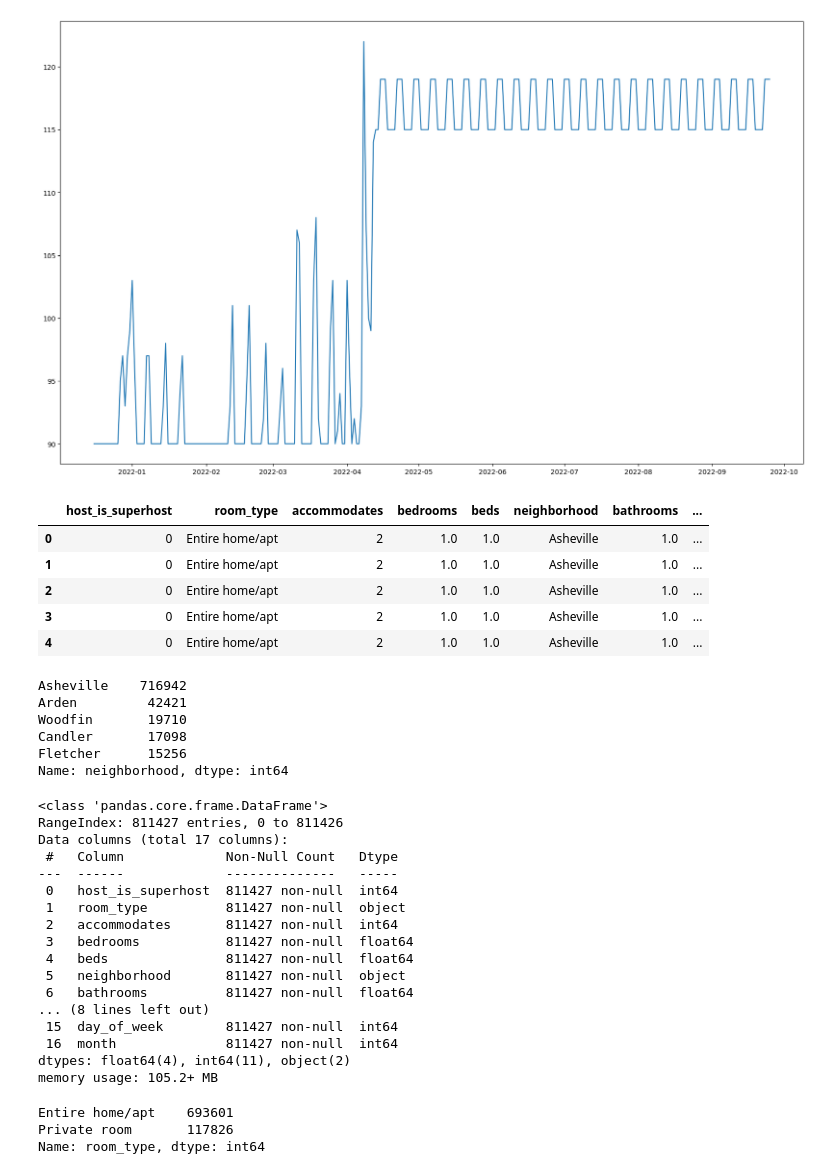
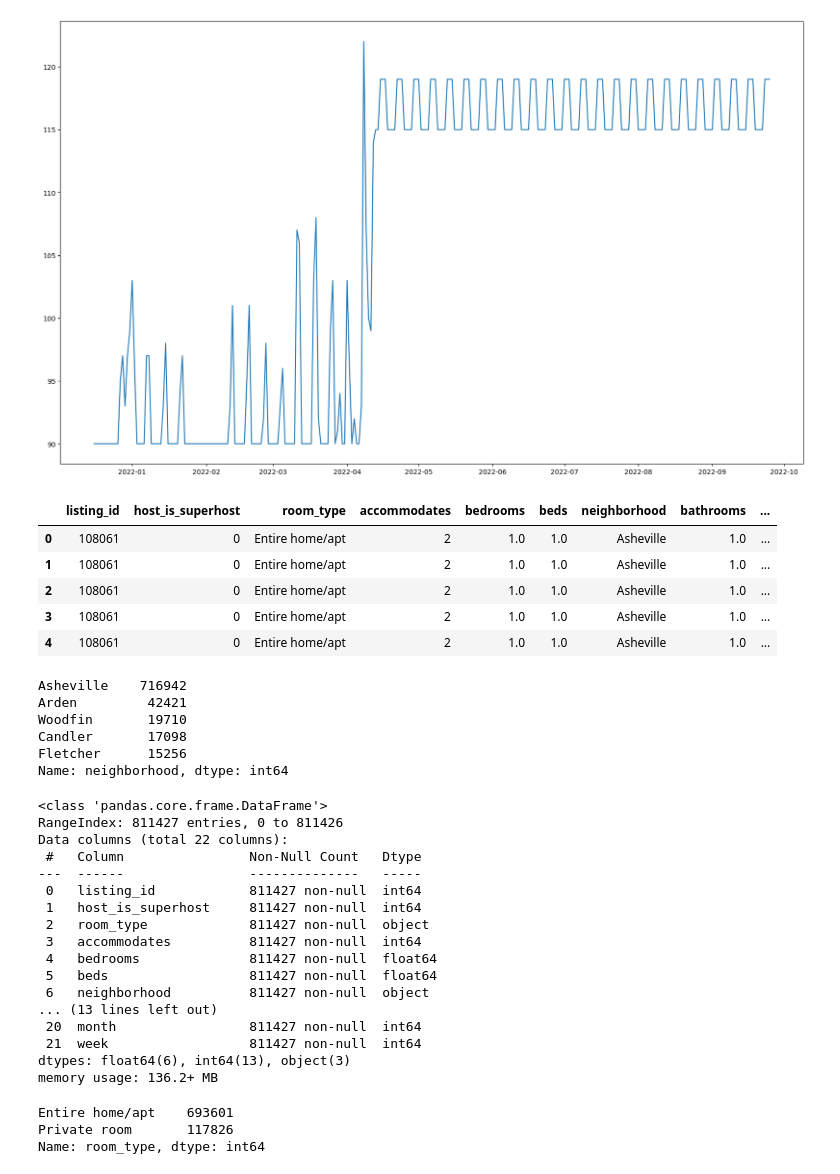
Before and after one commit to sjeanat3/Asheville-AirBnB-Experience-Recommendation, a Jupyter notebook: Notebooks/Asheville AirBnB Price Prediction Notebook.ipynb, the cells around one changed output. Cells and saved outputs as stored; diff of their text form; code cells hidden in the pictures.

```diff
--- a/Notebooks/Asheville AirBnB Price Prediction Notebook.ipynb
+++ b/Notebooks/Asheville AirBnB Price Prediction Notebook.ipynb
@@ -825,3 +825,7 @@ Name: bathrooms, Length: 827820, dtype: float64
+# %%
+asheville_data['date'] = asheville_data['date'].replace(['2022-12-15'],['2021-12-15'])
+asheville_data['date'] = asheville_data['date'].replace(['2022-12-16'],['2021-12-16'])
+asheville_data['date'] = asheville_data['date'].replace(['2022-12-17'],['2021-12-17'])
 # %%
 asheville_data = asheville_data[asheville_data['bathrooms'] <= 6]
 asheville_data = asheville_data[asheville_data['bathrooms'] >= 1]
@@ -890,10 +896,9 @@ ModuleNotFoundError: No module named 'geopy'
 asheville_data['coords'] = list(zip(asheville_data['latitude'],asheville_data['longitude']))
 
 
-biltmore = (30.172705, 31.526725)
-downtown = ()
-
+biltmore = (35.54108101423884, -82.55210010496437)
+downtown = (35.60405939066325, -82.54533225431588)
 
 for idx, coords in enumerate(asheville_data['coords']):
-        asheville_data.loc[idx,'distance_to_biiltmore'] = geodesic(coords, biltmore).miles
+        asheville_data.loc[idx,'distance_to_biltmore'] = geodesic(coords, biltmore).miles
         asheville_data.loc[idx,'distance_to_downtown'] = geodesic(coords, downtown).miles
@@ -927,18 +934,18 @@ plt.show()
 # %% [output]
 [figure]
 # %%
-asheville_modeling_data = asheville_data.drop(['listing_id', 'listing_url', 'name', 'picture_url', 'host_id',
+asheville_modeling_data = asheville_data.drop(['listing_url', 'name', 'picture_url', 'host_id',
                                               'host_url', 'host_identity_verified', 'latitude', 'longitude',
                                               'minimum_nights', 'maximum_nights', 'number_of_reviews',
                                               'instant_bookable', 'review_scores_rating'], axis = 1)
 asheville_modeling_data.head()
 # %% [output]
-|  | host_is_superhost | room_type | accommodates | bedrooms | beds | neighborhood | bathrooms | ... |
-| 0 | 0 | Entire home/apt | 2 | 1.0 | 1.0 | Asheville | 1.0 | ... |
-| 1 | 0 | Entire home/apt | 2 | 1.0 | 1.0 | Asheville | 1.0 | ... |
-| 2 | 0 | Entire home/apt | 2 | 1.0 | 1.0 | Asheville | 1.0 | ... |
-| 3 | 0 | Entire home/apt | 2 | 1.0 | 1.0 | Asheville | 1.0 | ... |
-| 4 | 0 | Entire home/apt | 2 | 1.0 | 1.0 | Asheville | 1.0 | ... |
+|  | listing_id | host_is_superhost | room_type | accommodates | bedrooms | beds | neighborhood | bathrooms | ... |
+| 0 | 108061 | 0 | Entire home/apt | 2 | 1.0 | 1.0 | Asheville | 1.0 | ... |
+| 1 | 108061 | 0 | Entire home/apt | 2 | 1.0 | 1.0 | Asheville | 1.0 | ... |
+| 2 | 108061 | 0 | Entire home/apt | 2 | 1.0 | 1.0 | Asheville | 1.0 | ... |
+| 3 | 108061 | 0 | Entire home/apt | 2 | 1.0 | 1.0 | Asheville | 1.0 | ... |
+| 4 | 108061 | 0 | Entire home/apt | 2 | 1.0 | 1.0 | Asheville | 1.0 | ... |
 # %%
 asheville_modeling_data['neighborhood'].value_counts()
 # %% [output]
@@ -951,26 +958,27 @@ Name: neighborhood, dtype: int64
 # %%
 asheville_modeling_data['day_of_week'] = asheville_modeling_data['date'].dt.dayofweek
 asheville_modeling_data['month'] = asheville_modeling_data['date'].dt.month
+asheville_modeling_data['week'] = asheville_modeling_data['date'].dt.week
 asheville_modeling_data = asheville_modeling_data.drop(['date'], axis = 1)
 asheville_modeling_data.info()
 # %% [output]
 <class 'pandas.core.frame.DataFrame'>
 RangeIndex: 811427 entries, 0 to 811426
-Data columns (total 17 columns):
- #   Column             Non-Null Count   Dtype
----  ------             --------------   -----
- 0   host_is_superhost  811427 non-null  int64
- 1   room_type          811427 non-null  object
- 2   accommodates       811427 non-null  int64
- 3   bedrooms           811427 non-null  float64
- 4   beds               811427 non-null  float64
- 5   neighborhood       811427 non-null  object
- 6   bathrooms          811427 non-null  float64
-... (8 lines left out)
- 15  day_of_week        811427 non-null  int64
- 16  month              811427 non-null  int64
-dtypes: float64(4), int64(11), object(2)
-memory usage: 105.2+ MB
+Data columns (total 22 columns):
+ #   Column                Non-Null Count   Dtype
+---  ------                --------------   -----
+ 0   listing_id            811427 non-null  int64
+ 1   host_is_superhost     811427 non-null  int64
+ 2   room_type             811427 non-null  object
+ 3   accommodates          811427 non-null  int64
+ 4   bedrooms              811427 non-null  float64
+ 5   beds                  811427 non-null  float64
+ 6   neighborhood          811427 non-null  object
+... (13 lines left out)
+ 20  month                 811427 non-null  int64
+ 21  week                  811427 non-null  int64
+dtypes: float64(6), int64(13), object(3)
+memory usage: 136.2+ MB
 # %%
 asheville_modeling_data['room_type'].value_counts()
 # %% [output]
```
Also changed, not shown: parts of 44 cells of this notebook.
